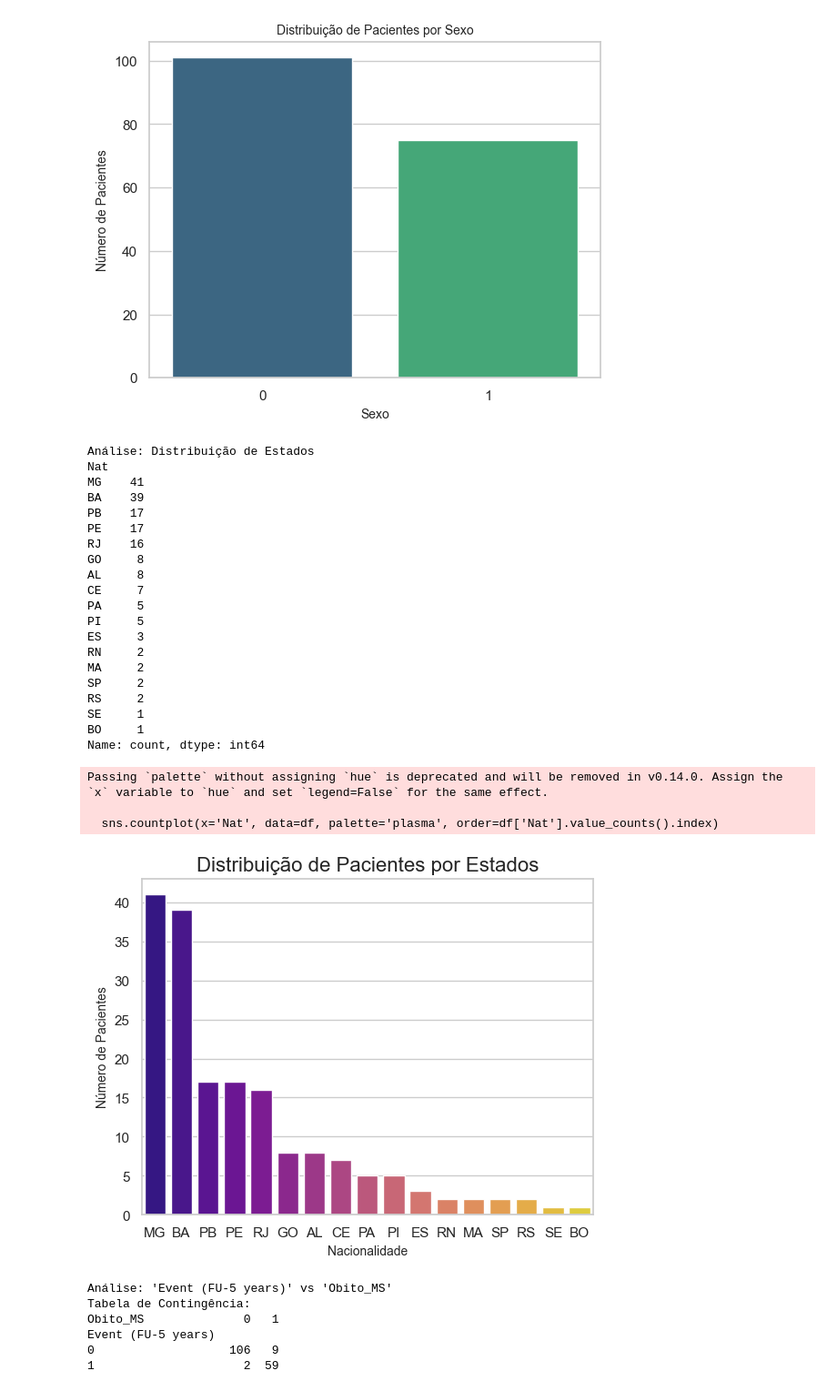
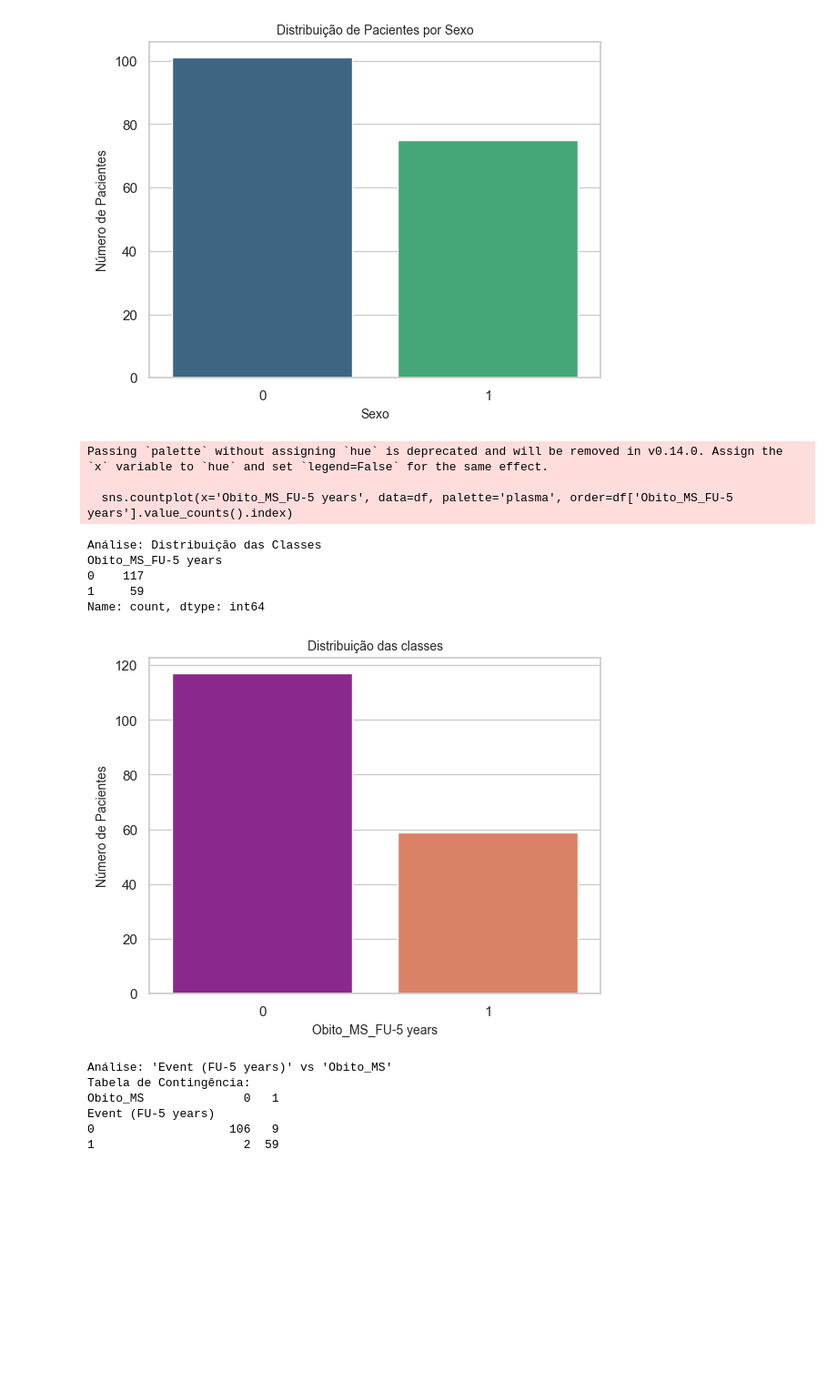
Before and after one commit to adrikll/scd-classifier, a Jupyter notebook: analysis.ipynb, the cells around one changed output. Shown at 91% size. Saved outputs shown, nothing was run; the diff lists cells and outputs as text; code cells hidden in the pictures; blank space fills up the shorter version.

```diff
--- a/analysis.ipynb
+++ b/analysis.ipynb
@@ -46,40 +46,25 @@ Passing `palette` without assigning `hue` is deprecated and will be removed in v
   sns.countplot(x='Sex', data=df, palette='viridis')
 [figure]
 # %%
-print("\nAnálise: Distribuição de Estados")
-print(df['Nat'].value_counts())
+print("\nAnálise: Distribuição das Classes")
+print(df['Obito_MS_FU-5 years'].value_counts())
 
 plt.figure()
-sns.countplot(x='Nat', data=df, palette='plasma', order=df['Nat'].value_counts().index)
-plt.title('Distribuição de Pacientes por Estados', fontsize=16)
-plt.xlabel('Nacionalidade', fontsize=10)
+sns.countplot(x='Obito_MS_FU-5 years', data=df, palette='plasma', order=df['Obito_MS_FU-5 years'].value_counts().index)
+plt.title('Distribuição das classes', fontsize=10)
+plt.xlabel('Obito_MS_FU-5 years', fontsize=10)
 plt.ylabel('Número de Pacientes', fontsize=10)
 plt.show()
 # %% [output]
-Análise: Distribuição de Estados
-Nat
-MG    41
-BA    39
-PB    17
-PE    17
-RJ    16
-GO     8
-AL     8
-CE     7
-PA     5
-PI     5
-ES     3
-RN     2
-MA     2
-SP     2
-RS     2
-SE     1
-BO     1
-Name: count, dtype: int64
+Passing `palette` without assigning `hue` is deprecated and will be removed in v0.14.0. Assign the `x` variable to `hue` and set `legend=False` for the same effect.
+
+  sns.countplot(x='Obito_MS_FU-5 years', data=df, palette='plasma', order=df['Obito_MS_FU-5 years'].value_counts().index)
-Passing `palette` without assigning `hue` is deprecated and will be removed in v0.14.0. Assign the `x` variable to `hue` and set `legend=False` for the same effect.
-
-  sns.countplot(x='Nat', data=df, palette='plasma', order=df['Nat'].value_counts().index)
+Análise: Distribuição das Classes
+Obito_MS_FU-5 years
+0    117
+1     59
+Name: count, dtype: int64
-[figure, old version]
+[figure, new version]
 # %%
 print("\nAnálise: 'Event (FU-5 years)' vs 'Obito_MS'")
 # Tabela de contingência para ver a sobreposição
```
Also changed, not shown: parts of 3 cells of this notebook, 4 other files.
